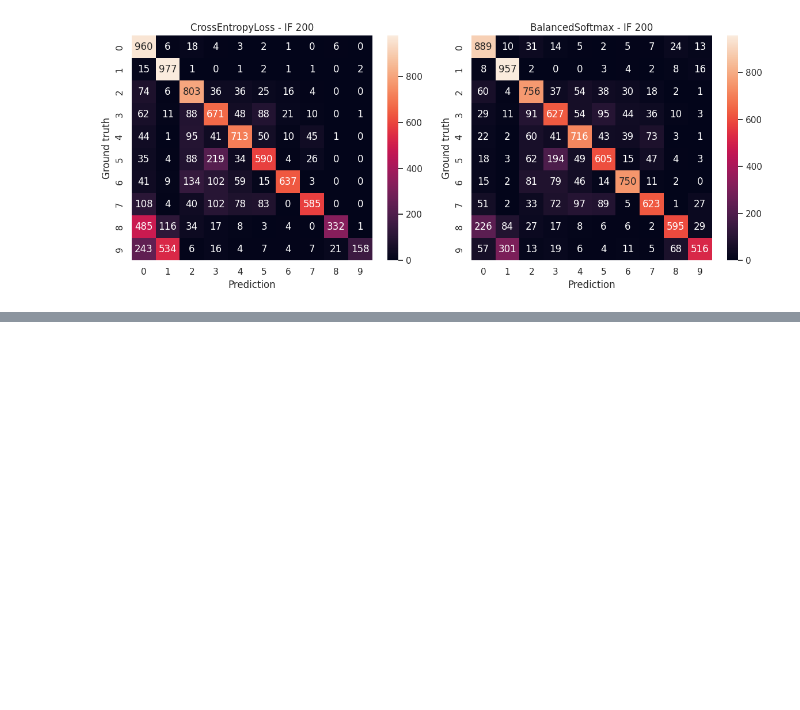
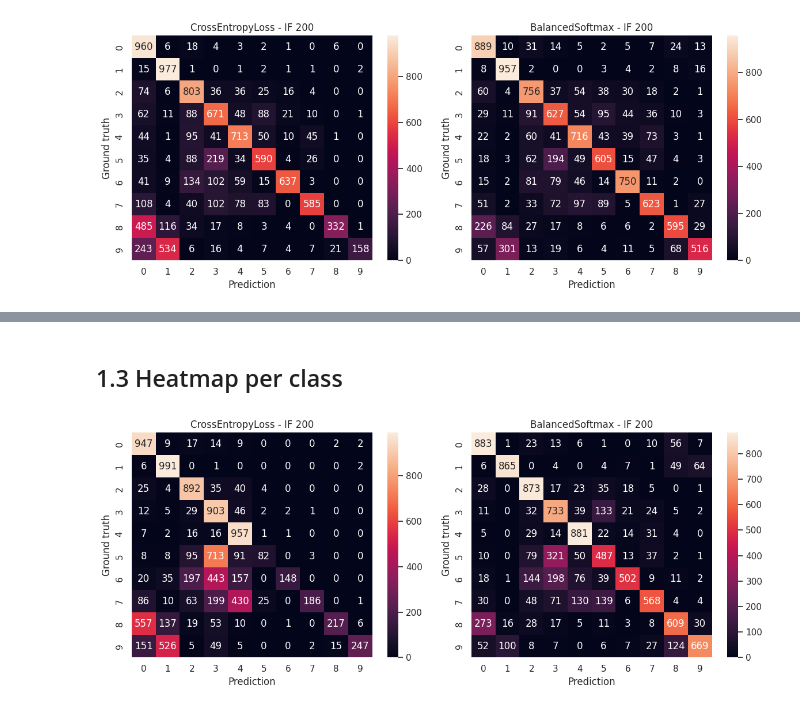
Before and after one commit to TooTouch/BalancedSoftmax, a Jupyter notebook: figures.ipynb, the cells around one changed output, grey strips where cells are left out. Cells and saved outputs as stored; diff of their text form; code cells hidden in the pictures; blank space fills up the shorter version.

```diff
--- a/figures.ipynb
+++ b/figures.ipynb
@@ -252,0 +428,24 @@ plt.show()
+# %% [markdown]
+## 1.3 Heatmap per class
+# %%
+p_ce = f'./results/CIFAR10LT/resnet18/step-CrossEntropyLoss-IF_200/results-seed0-per_class.json'
+p_bs = f'./results/CIFAR10LT/resnet18/step-BalancedSoftmax-IF_200/results-seed0-per_class.json'
+
+heatmap_cifar10lt_if200_ce = json.load(open(p_ce, 'r'))['cm']
+heatmap_cifar10lt_if200_bs = json.load(open(p_bs, 'r'))['cm']
+heatmap_cifar10lt_if200 = [heatmap_cifar10lt_if200_ce, heatmap_cifar10lt_if200_bs]
+titles = ['CrossEntropyLoss - IF 200', 'BalancedSoftmax - IF 200']
+
+fig, ax = plt.subplots(1, len(heatmap_cifar10lt_if200), figsize=(12,5))
+
+for i, h in enumerate(heatmap_cifar10lt_if200):
+    sns.heatmap(h, annot=True, fmt='d', ax=ax[i])
+
+    ax[i].set_ylabel('Ground truth')
+    ax[i].set_xlabel('Prediction')
+    ax[i].set_title(titles[i])
+plt.tight_layout()
+plt.savefig(os.path.join(savedir, 'figure6.jpg'), dpi=300)
+plt.show()
+# %% [output]
+[figure, added]
```
Also changed, not shown: parts of 19 cells of this notebook, 5 other files.
